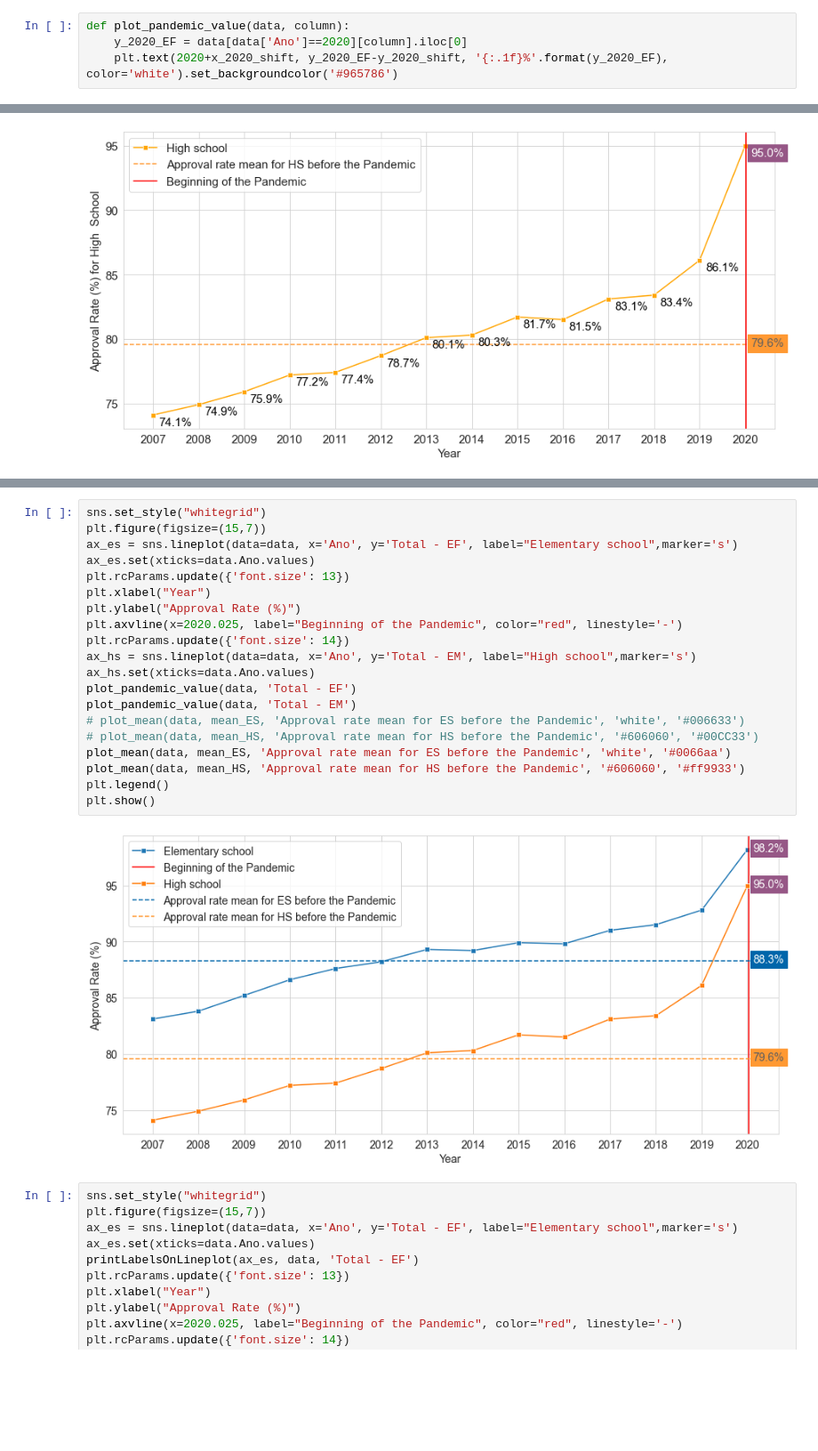
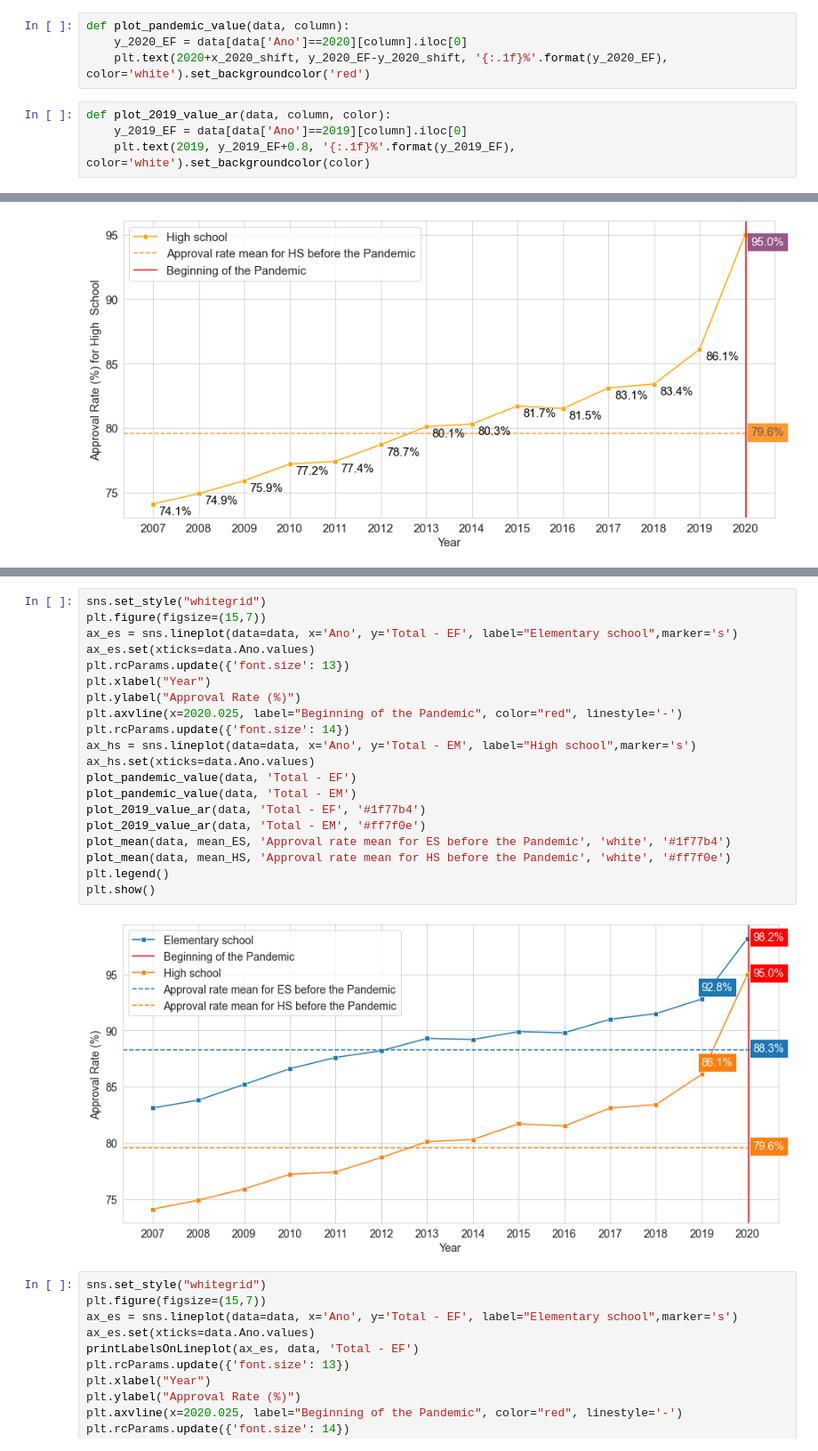
Before and after one commit to aianshay/covid-impacts-on-education, a Jupyter notebook: viz_rq1_rq2.ipynb, the cells around one changed output, grey strips where cells are left out. Shown at 89% size. Drawn from its saved outputs; the diff is of its cells as text; blank space fills up the shorter version.

Commit message:
small adjusts on graphs colors

```diff
--- a/viz_rq1_rq2.ipynb
+++ b/viz_rq1_rq2.ipynb
@@ -45,4 +47,8 @@ def printLabelsOnTop(barplot, shift):
 # %%
 def plot_pandemic_value(data, column):
     y_2020_EF = data[data['Ano']==2020][column].iloc[0]
-    plt.text(2020+x_2020_shift, y_2020_EF-y_2020_shift, '{:.1f}%'.format(y_2020_EF), color='white').set_backgroundcolor('#965786')
+    plt.text(2020+x_2020_shift, y_2020_EF-y_2020_shift, '{:.1f}%'.format(y_2020_EF), color='white').set_backgroundcolor('red')
+# %%
+def plot_2019_value_ar(data, column, color):
+    y_2019_EF = data[data['Ano']==2019][column].iloc[0]
+    plt.text(2019, y_2019_EF+0.8, '{:.1f}%'.format(y_2019_EF), color='white').set_backgroundcolor(color)
@@ -363,25 +373,25 @@ plt.show()
 # %%
 sns.set_style("whitegrid")
 plt.figure(figsize=(15,7))
 ax_es = sns.lineplot(data=data, x='Ano', y='Total - EF', label="Elementary school",marker='s')
 ax_es.set(xticks=data.Ano.values)
 plt.rcParams.update({'font.size': 13})
 plt.xlabel("Year")
 plt.ylabel("Approval Rate (%)")
 plt.axvline(x=2020.025, label="Beginning of the Pandemic", color="red", linestyle='-')
 plt.rcParams.update({'font.size': 14})
 ax_hs = sns.lineplot(data=data, x='Ano', y='Total - EM', label="High school",marker='s')
 ax_hs.set(xticks=data.Ano.values)
 plot_pandemic_value(data, 'Total - EF')
 plot_pandemic_value(data, 'Total - EM')
-# plot_mean(data, mean_ES, 'Approval rate mean for ES before the Pandemic', 'white', '#006633')
-# plot_mean(data, mean_HS, 'Approval rate mean for HS before the Pandemic', '#606060', '#00CC33')
-plot_mean(data, mean_ES, 'Approval rate mean for ES before the Pandemic', 'white', '#0066aa')
-plot_mean(data, mean_HS, 'Approval rate mean for HS before the Pandemic', '#606060', '#ff9933')
+plot_2019_value_ar(data, 'Total - EF', '#1f77b4')
+plot_2019_value_ar(data, 'Total - EM', '#ff7f0e')
+plot_mean(data, mean_ES, 'Approval rate mean for ES before the Pandemic', 'white', '#1f77b4')
+plot_mean(data, mean_HS, 'Approval rate mean for HS before the Pandemic', 'white', '#ff7f0e')
 plt.legend()
 plt.show()
 # %% [output]
-[figure, old version]
+[figure, new version]
 # %%
 sns.set_style("whitegrid")
 plt.figure(figsize=(15,7))
```
Also changed, not shown: parts of 10 cells of this notebook.
